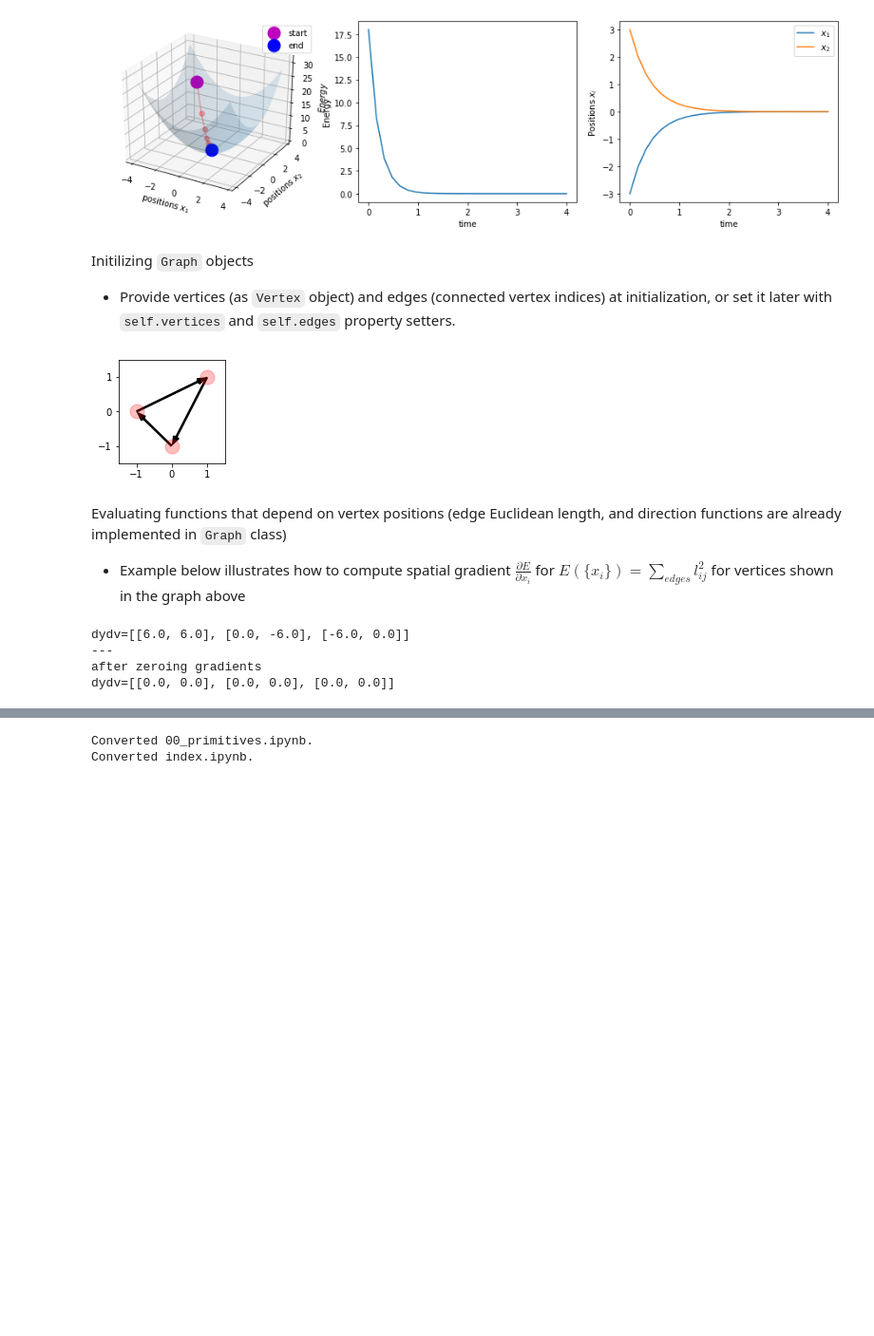
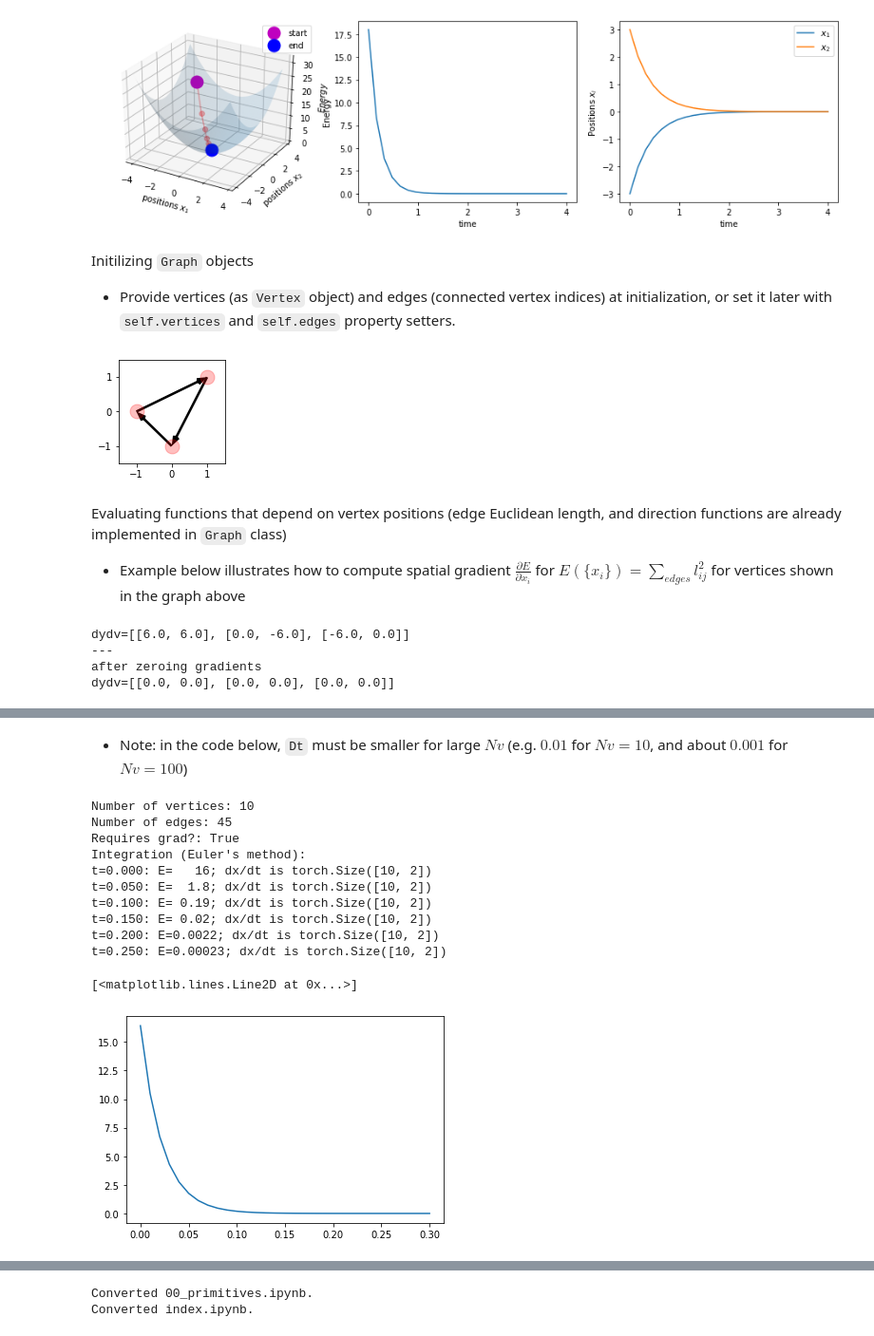
Before and after one commit to mshagirov/vertex_simulation, a Jupyter notebook: nbs/00_primitives.ipynb, the cells around one changed output, grey strips where cells are left out. Shown at 95% size. Cells and saved outputs as stored; diff of their text form; code cells hidden in the pictures; blank space fills up the shorter version.

```diff
--- a/nbs/00_primitives.ipynb
+++ b/nbs/00_primitives.ipynb
@@ -206,7 +214,7 @@ class Graph(object):
         self._fixed= fixed
 
     def length(self):
-        ''' Calculates edge lengths-- (Euclidean) distances between vertex pairs connected with a given edge.'''
+        ''' Calculates all edge lengths in the graph. Lengths--(Euclidean) distances between vertex pairs connected with edges.'''
         return torch.norm(self.vertices.x[self.edges[:,1],:] - self.vertices.x[self.edges[:,0],:],
                           dim=1,p=2,keepdim=True)
 
@@ -239,21 +247,20 @@ class Graph(object):
     def __str__(self):
         return f"{self._edges.tolist()}"
     def __repr__(self):
-        return f"Graph\nedges {self._edges}; dtype:{self._edges.dtype}\nvertices {self._vertices}"
+        return f"Graph\nedges {self.edges}...;dtype:{self.edges.dtype}\nvertices {self.vertices}"
 # %% [markdown]
 Initilizing `Graph` objects
 - Provide vertices (as `Vertex` object) and edges (connected vertex indices) at initialization, or set it later with `self.vertices` and `self.edges` property setters.
 # %%
 g = Graph(edges=torch.tensor([[0,1],[1,2],[2,0]]),
-          vertices=Vertex(torch.tensor([[1,1],[0,-1],[-1,0]],requires_grad=True,dtype=torch.float64)))
-
+          vertices=Vertex(torch.tensor([[1,1],[0,-1],[-1,0]],dtype=torch.float64,requires_grad=True)))
 # Plot vertex positions
 plt.figure(figsize=[2,2])
 plt.plot(g.vertices.x.detach()[:,0], g.vertices.x.detach()[:,1],'ro',ms=15,alpha=.25);# this plots all vertices
 
 # plot directed edges to check them, to calculate direction use `direction()` function in Graph object
 quiver_kwargs = {'units':'xy','angles':'xy','scale_units':'xy','scale':1.0,'headwidth':3,'headlength':4,'width':.07}
-# here I'm detaching edge_dirs vectors in order to use it later with plt.quiver:
+# here I'm detaching edge_dirs vectors (if requires_grad==True) in order to use it later with plt.quiver:
 edge_dirs = g.direction().detach()
 # vertices with edges:
 vertices = {'x': g.vertices.x.detach()[g.edges[:,0],0], 'y': g.vertices.x.detach()[g.edges[:,0],1] }
@@ -287,0 +311,46 @@ dydv=[[0.0, 0.0], [0.0, 0.0], [0.0, 0.0]]
+# %% [markdown]
+- Note: in the code below, `Dt` must be smaller for large $Nv$ (e.g. $0.01$ for $Nv=10$, and about $0.001$ for $Nv=100$)
+# %%
+# initialize a graph
+G = Graph(edges=torch.tensor(edges), vertices=Vertex(torch.from_numpy(Xv).clone(),requires_grad=True, dtype=torch.float64) )
+G.vertices.requires_grad_(True) # turn on `Vertex` gradients; check its status with G.vertices.requires_grad()
+print('Number of vertices:',G.vertices.x.size(0),'\nNumber of edges:', G.edges.size(0),
+      '\nRequires grad?:',G.vertices.requires_grad())
+
+# Define energy function
+k=1.0
+energy = lambda l: k*torch.sum(l**2) # E = k sum(l_ij ^2)
+# Numerical integration
+Dt = 0.01 # time step size
+positions = [G.vertices.x.clone()]
+t = [0]
+Energies = []
+print('Integration (Euler\'s method):')
+for n in range(30):
+    G.set_zero_grad_() # reset grad accumulator
+    E = energy(G.length())  # total potential energy of the system
+    Energies.append(E.item()) # E(t-1)
+    E.backward() # compute gradients
+    dxdt = -G.get_vertex_grad() # dx/dt=-dE/dx
+    # Update vertex position
+    with torch.no_grad():
+        G.vertices.x += dxdt*Dt
+    positions.append(G.vertices.x.clone())
+    t.append(t[-1]+Dt)
+    if n%5==0:
+        print(f't={Dt*n:4.3f}: E={E.item():5.2g}; dx/dt is {dxdt.size()}')
+Energies.append( energy(G.length()).item() )
+plt.plot(t,Energies)
+# %% [output]
+Number of vertices: 10
+Number of edges: 45
+Requires grad?: True
+Integration (Euler's method):
+t=0.000: E=   16; dx/dt is torch.Size([10, 2])
+t=0.050: E=  1.8; dx/dt is torch.Size([10, 2])
+t=0.100: E= 0.19; dx/dt is torch.Size([10, 2])
+t=0.150: E= 0.02; dx/dt is torch.Size([10, 2])
+t=0.200: E=0.0022; dx/dt is torch.Size([10, 2])
+t=0.250: E=0.00023; dx/dt is torch.Size([10, 2])
+[<matplotlib.lines.Line2D at 0x...>]
+[figure, added]
```
Also changed, not shown: parts of 9 cells of this notebook, 2 other files.
